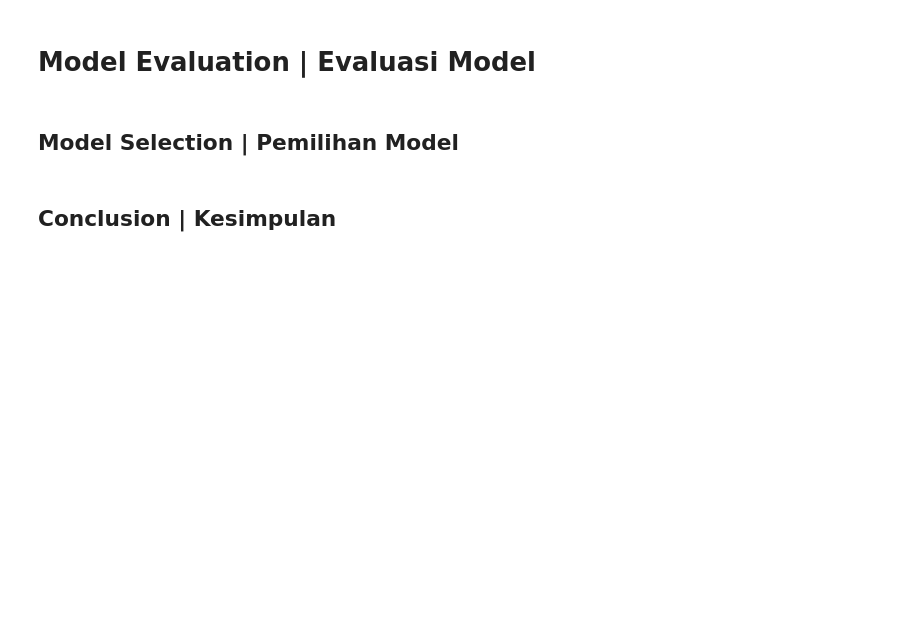
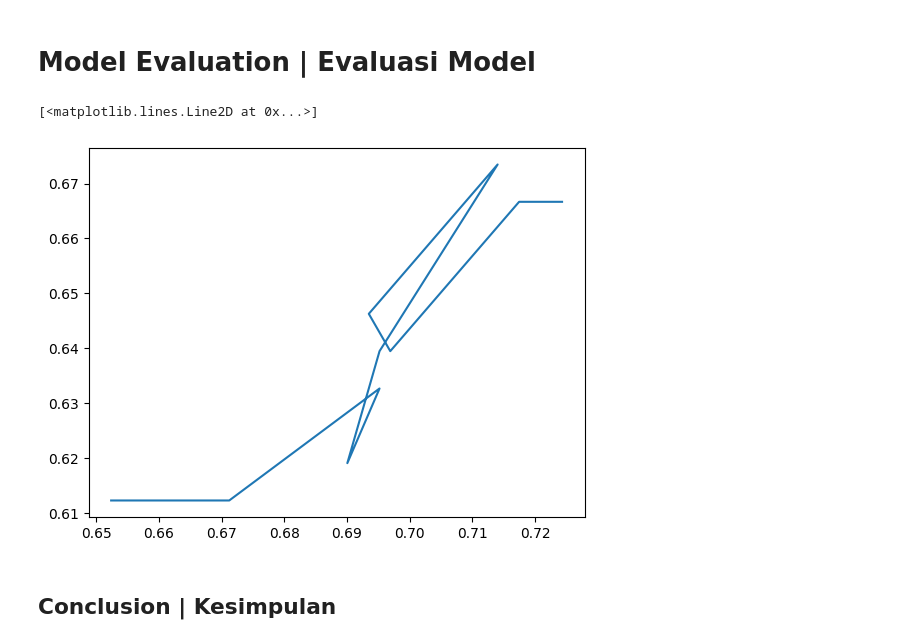
Before and after one commit to FarhanFansuri/scikit-learn, a Jupyter notebook: msib/tugas/build-ml-model.ipynb, the cells around one changed output. Drawn from its saved outputs; the diff is of its cells as text; code cells hidden in the pictures; blank space fills up the shorter version.

```diff
--- a/msib/tugas/build-ml-model.ipynb
+++ b/msib/tugas/build-ml-model.ipynb
@@ -145,0 +101,3 @@ titanic_dataset = titanic_dataset.dropna(axis=0)
+# %%
+x = titanic_dataset[[col for col in titanic_dataset.columns if col != 'survived']]
+y = titanic_dataset['survived']
@@ -145,0 +106,3 @@ titanic_dataset = titanic_dataset.dropna(axis=0)
+# %%
+# Membagi data menjadi data latih dan data uji
+x_train, x_test, y_train, y_test = train_test_split(x, y, test_size=0.3, random_state=42)
@@ -154,2 +179,34 @@ titanic_dataset = titanic_dataset.dropna(axis=0)
 # %% [markdown]
 ### Neural Network
+# %%
+# Membuat kelas callback untuk menghentikan pelatihan saat akurasi mencapai 80%
+class MyCustomCallback(tf.keras.callbacks.Callback):
+    def on_epoch_end(self, epoch, logs=None):
+        if logs.get('val_accuracy') >= 0.8:
+            print("\nReached 80% accuracy, stopping training!")
+            self.model.stop_training = True
+
+
+
+# Inisialisasi model neural network
+model = Sequential([
+    Dense(32, activation='relu', input_shape=(len(x.columns),)),
+    Dense(16, activation='relu'),
+    Dense(1, activation='sigmoid')
+])
+
+# Membuat instance dari kelas callback
+custom_callback = MyCustomCallback()
+
+# Kompilasi model
+model.compile(optimizer='adam',
+              loss='binary_crossentropy',
+              metrics=['accuracy'])
+
+# Melatih model pada data latih
+history = model.fit(x_train, y_train, epochs=10, batch_size=32, validation_split=0.2, callbacks=[custom_callback])
+
+# Evaluasi model pada data uji
+loss, accuracy = model.evaluate(x_test, y_test)
+print("Test Loss:", loss)
+print("Test Accuracy:", accuracy)
@@ -156,6 +231,9 @@ titanic_dataset = titanic_dataset.dropna(axis=0)
 # %% [markdown]
 # Model Evaluation | Evaluasi Model
-# %% [markdown]
-## Model Selection | Pemilihan Model
+# %%
+plt.plot(history.history['accuracy'], history.history['val_accuracy'])
+# %% [output]
+[<matplotlib.lines.Line2D at 0x...>]
+[figure, added]
 # %% [markdown]
 ## Conclusion | Kesimpulan
```
Also changed, not shown: parts of 17 cells of this notebook.
